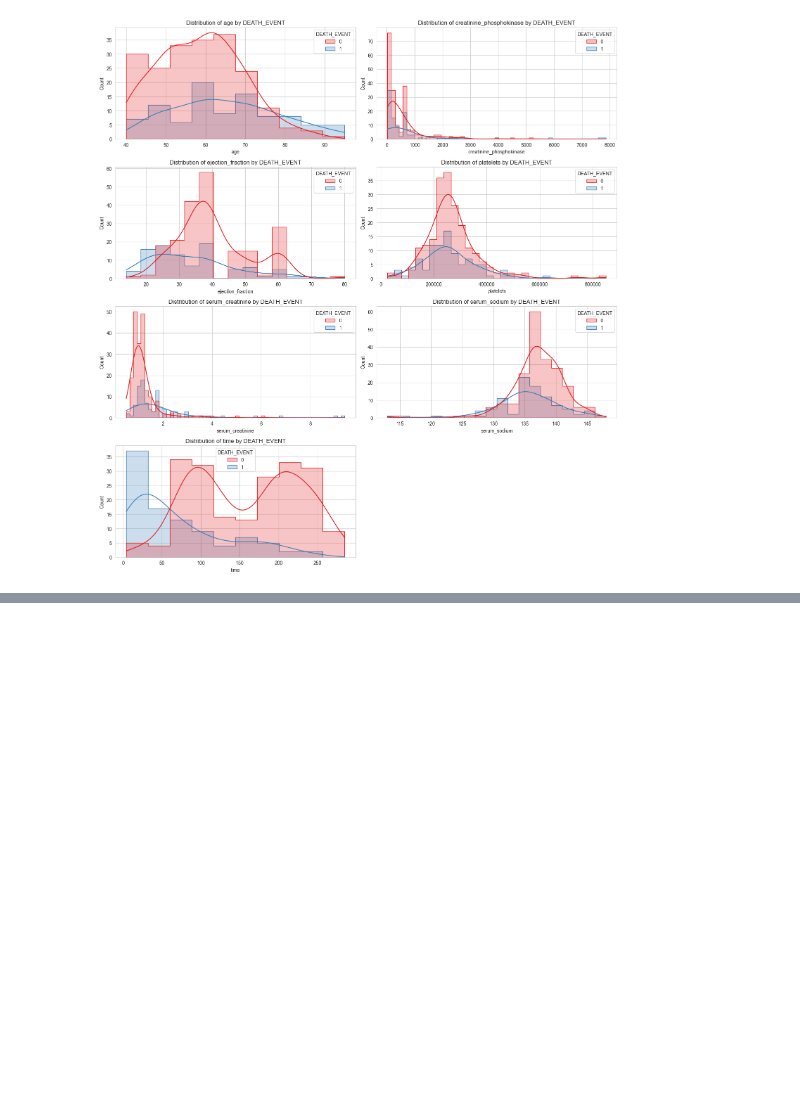
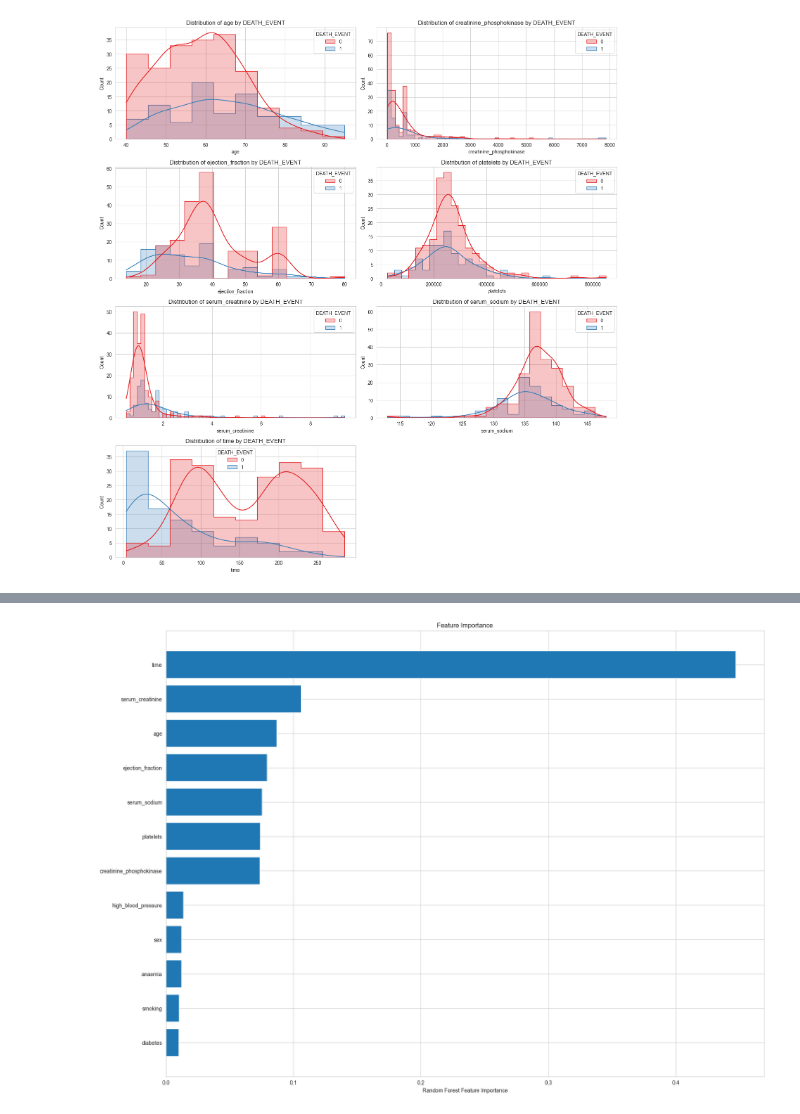
Before and after one commit to CZhakshylykova/Heart-Attack-Risk, a Jupyter notebook: Heart_attack.ipynb, the cells around one changed output, grey strips where cells are left out. Cells and saved outputs as stored; diff of their text form; code cells hidden in the pictures; blank space fills up the shorter version.

Commit message:
EDA and model Building

```diff
--- a/Heart_attack.ipynb
+++ b/Heart_attack.ipynb
@@ -394,0 +998,22 @@ chi_scores
+# %%
+## Using Random Forest Classifier
+from sklearn.ensemble import RandomForestClassifier
+
+acc_RandF=[]
+kf=model_selection.StratifiedKFold(n_splits=5)
+for fold , (trn_,val_) in enumerate(kf.split(X=df_tree,y=y)):
+
+    X_train=df_tree.loc[trn_,feature_col_tree]
+    y_train=df_tree.loc[trn_,target]
+
+    X_valid=df_tree.loc[val_,feature_col_tree]
+    y_valid=df_tree.loc[val_,target]
+
+    clf=RandomForestClassifier(n_estimators=200,criterion="entropy")
+    clf.fit(X_train,y_train)
+    y_pred=clf.predict(X_valid)
+    print(f"The fold is : {fold} : ")
+    print(classification_report(y_valid,y_pred))
+    acc=roc_auc_score(y_valid,y_pred)
+    acc_RandF.append(acc)
+    print(f"The accuracy for {fold+1} : {acc}")
@@ -394,0 +1038,14 @@ chi_scores
+# %%
+## Checking Feature importance
+
+plt.figure(figsize=(20,15))
+importance = clf.feature_importances_
+idxs = np.argsort(importance)
+plt.title("Feature Importance")
+plt.barh(range(len(idxs)),importance[idxs],align="center")
+plt.yticks(range(len(idxs)),[feature_col_tree[i] for i in idxs])
+plt.xlabel("Random Forest Feature Importance")
+#plt.tight_layout()
+plt.show()
+# %% [output]
+[figure, added]
```
Also changed, not shown: parts of 41 cells of this notebook, 10 other files.
